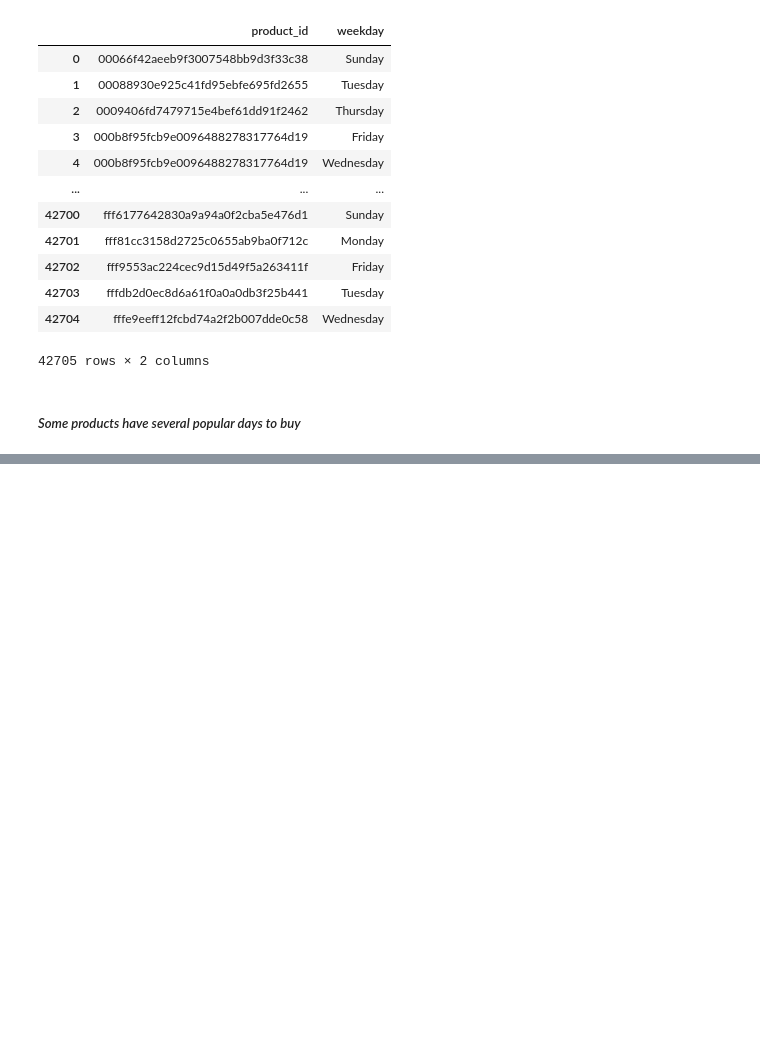
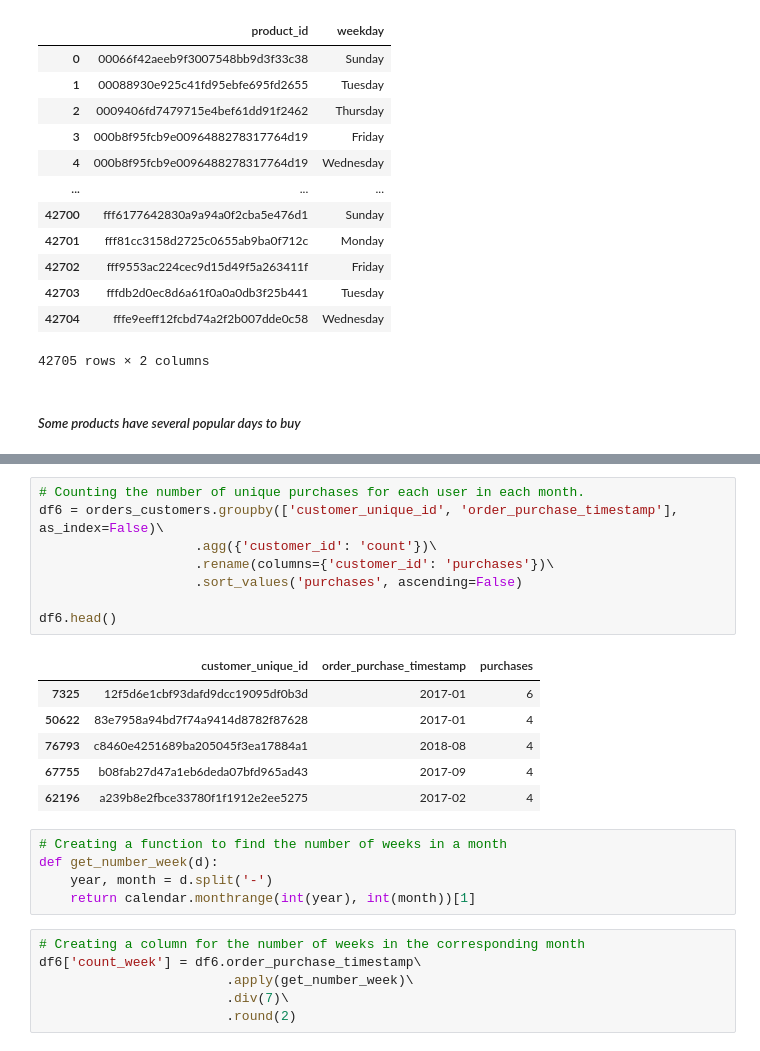
Before and after one commit to BernartGuddiny/eCommerce_project, a Jupyter notebook: project.ipynb, the cells around one changed output, grey strips where cells are left out. Saved outputs shown, nothing was run; the diff lists cells and outputs as text; blank space fills up the shorter version.

```diff
--- a/project.ipynb
+++ b/project.ipynb
@@ -234,0 +271,26 @@ df5
+# %%
+# Counting the number of unique purchases for each user in each month.
+df6 = orders_customers.groupby(['customer_unique_id', 'order_purchase_timestamp'], as_index=False)\
+                    .agg({'customer_id': 'count'})\
+                    .rename(columns={'customer_id': 'purchases'})\
+                    .sort_values('purchases', ascending=False)
+
+df6.head()
+# %% [output]
+|  | customer_unique_id | order_purchase_timestamp | purchases |
+| 7325 | 12f5d6e1cbf93dafd9dcc19095df0b3d | 2017-01 | 6 |
+| 50622 | 83e7958a94bd7f74a9414d8782f87628 | 2017-01 | 4 |
+| 76793 | c8460e4251689ba205045f3ea17884a1 | 2018-08 | 4 |
+| 67755 | b08fab27d47a1eb6deda07bfd965ad43 | 2017-09 | 4 |
+| 62196 | a239b8e2fbce33780f1f1912e2ee5275 | 2017-02 | 4 |
+# %%
+# Creating a function to find the number of weeks in a month
+def get_number_week(d):
+    year, month = d.split('-')
+    return calendar.monthrange(int(year), int(month))[1]
+# %%
+# Creating a column for the number of weeks in the corresponding month
+df6['count_week'] = df6.order_purchase_timestamp\
+                        .apply(get_number_week)\
+                        .div(7)\
+                        .round(2)
```
Also changed, not shown: parts of 11 cells of this notebook.
